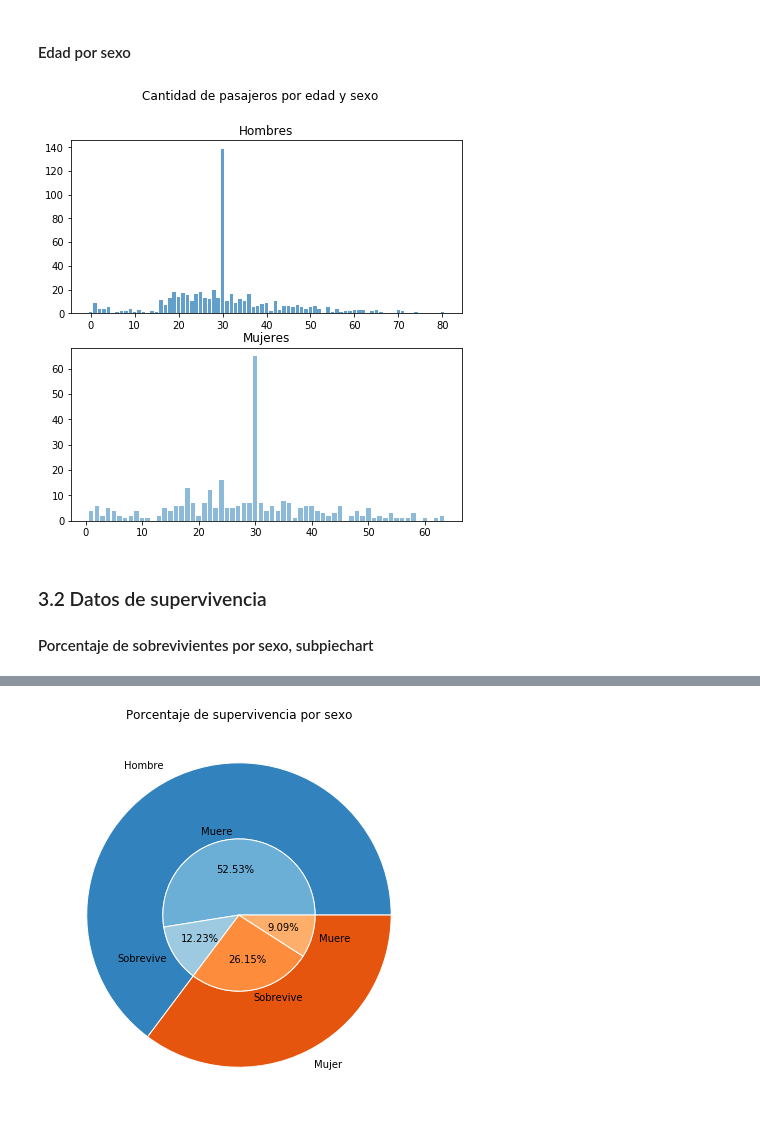
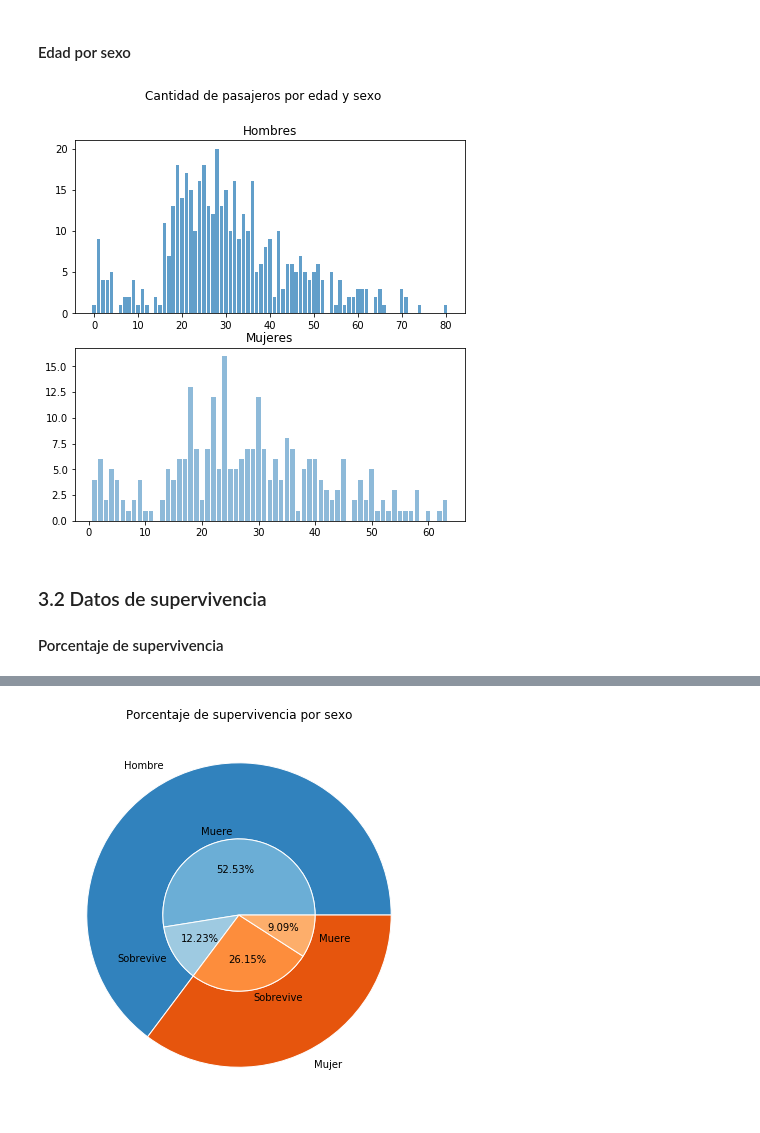
Before and after one commit to 2019-B-GR1-Python/py-pantoja-pino-andres-sebastian, a Jupyter notebook: Proyecto/Proyecto Primer Bimestre.ipynb, the cells around one changed output, grey strips where cells are left out. Saved outputs shown, nothing was run; the diff lists cells and outputs as text; code cells hidden in the pictures.

```diff
--- a/Proyecto/Proyecto Primer Bimestre.ipynb
+++ b/Proyecto/Proyecto Primer Bimestre.ipynb
@@ -103,36 +106,36 @@ plt.show()
 # %%
 columnas = ['Age','Sex'];
 df2 = pd.read_csv(path, usecols = columnas);
 df2 = df2.round()
-media = df2['Age'].mean()
-media = round(media)
-df2 = df2.fillna(media)
-
-df_mujeres = df2[df2['Sex'] == 'female']
+#media = df2['Age'].mean()
+#media = round(media)
+#df2 = df2.fillna(media)
+df2 = df2.dropna()
+df_mujeres = df2[df2['Sex'] == 'female' ]
 edades_mujeres = df_mujeres['Age'].value_counts()
 df_hombres = df2[df2['Sex'] == 'male']
 edades_hombres = df_hombres['Age'].value_counts()
 
 fig, (ax1, ax2) = plt.subplots(2, figsize=(7,7))
 fig.suptitle('Cantidad de pasajeros por edad y sexo')
 ax1.bar(
     edades_hombres.index,
     edades_hombres,
     align='center',
     alpha=0.7)
 ax1.set(
 title = 'Hombres')
 ax2.bar(
     edades_mujeres.index,
     edades_mujeres,
     align='center',
     alpha=0.5)
 ax2.set(
 title = 'Mujeres')
 fig.subplots_adjust(hspace=0.2)
 plt.show()
 # %% [output]
-[figure, old version]
+[figure, new version]
 # %% [markdown]
 ### 3.2 Datos de supervivencia
-#### Porcentaje de sobrevivientes por sexo, subpiechart
+#### Porcentaje de supervivencia
```
Also changed, not shown: parts of 5 cells of this notebook.
